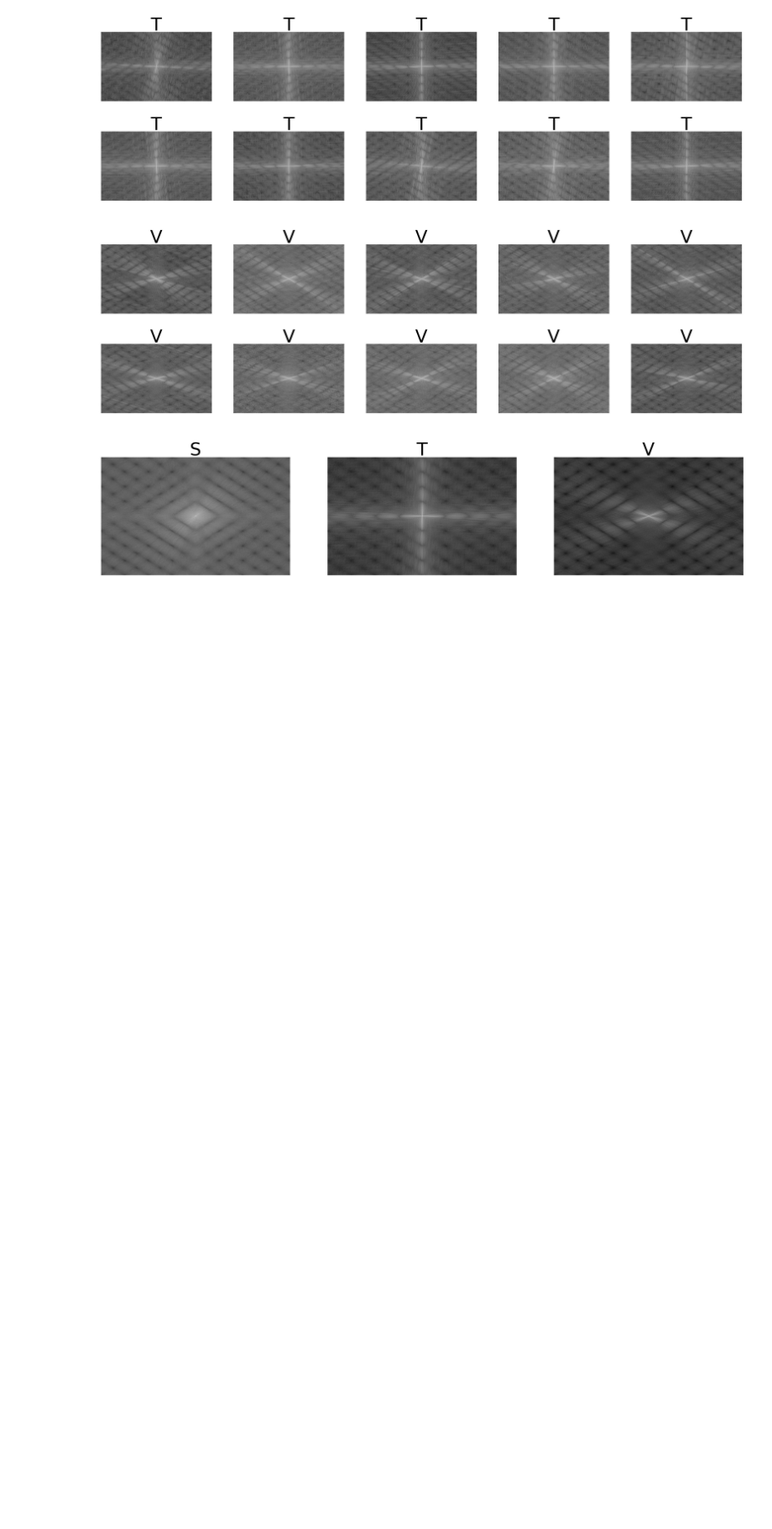
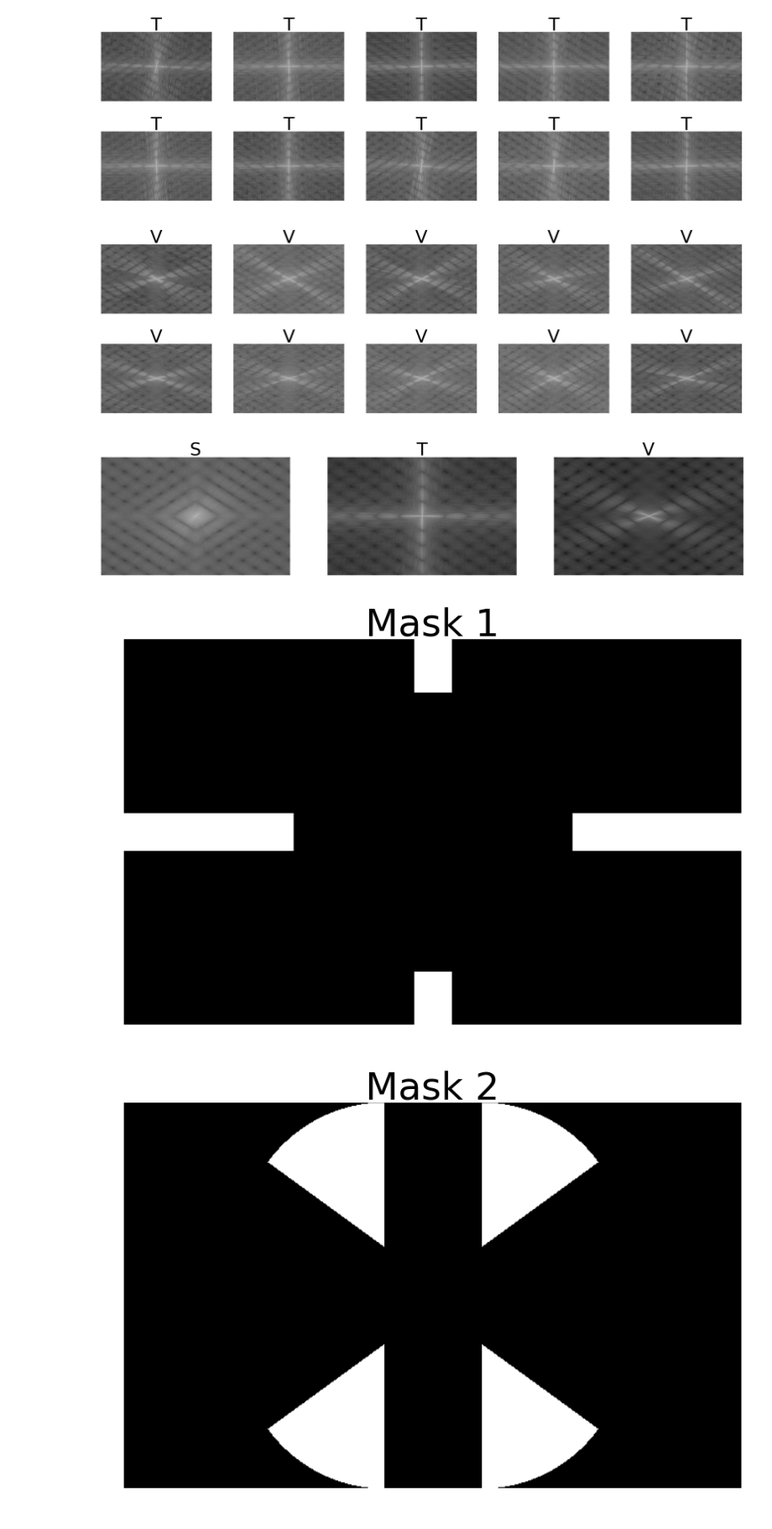
Before and after one commit to crowoy/Letter-Recognition, a Jupyter notebook: src/FourierAnalysis.ipynb, the cells around one changed output. Shown at 84% size. Cells and saved outputs as stored; diff of their text form; code cells hidden in the pictures; blank space fills up the shorter version.

Commit message:
This is where things get a bit snazzy. Created from funky masks

```diff
--- a/src/FourierAnalysis.ipynb
+++ b/src/FourierAnalysis.ipynb
@@ -116,0 +178,8 @@ plotAvgFS([S_ft, T_ft, V_ft], 3)
+# %%
+mask1 = createMask1(np.zeros((400, 640), dtype=float))
+mask2 = createMask2(np.zeros((400, 640), dtype=float))
+
+plotMasks(mask1, mask2)
+# %% [output]
+[figure, added]
+[figure, added]
```
Also changed, not shown: parts of 1 cell of this notebook.
